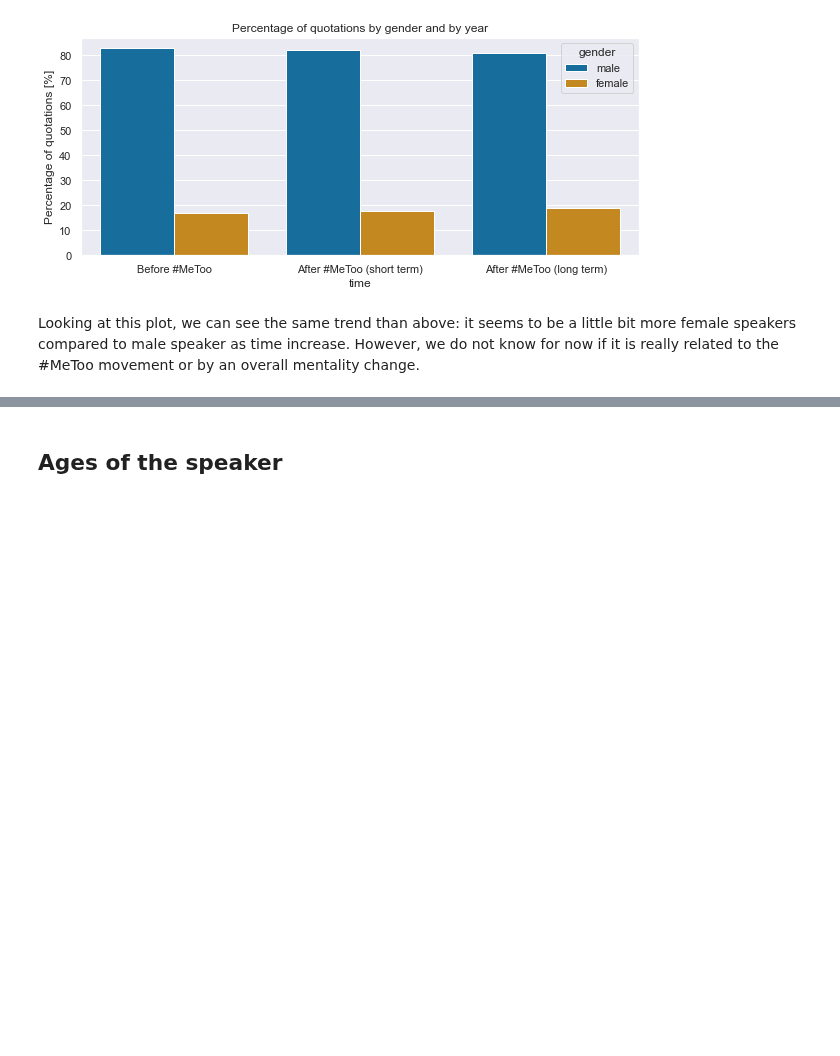
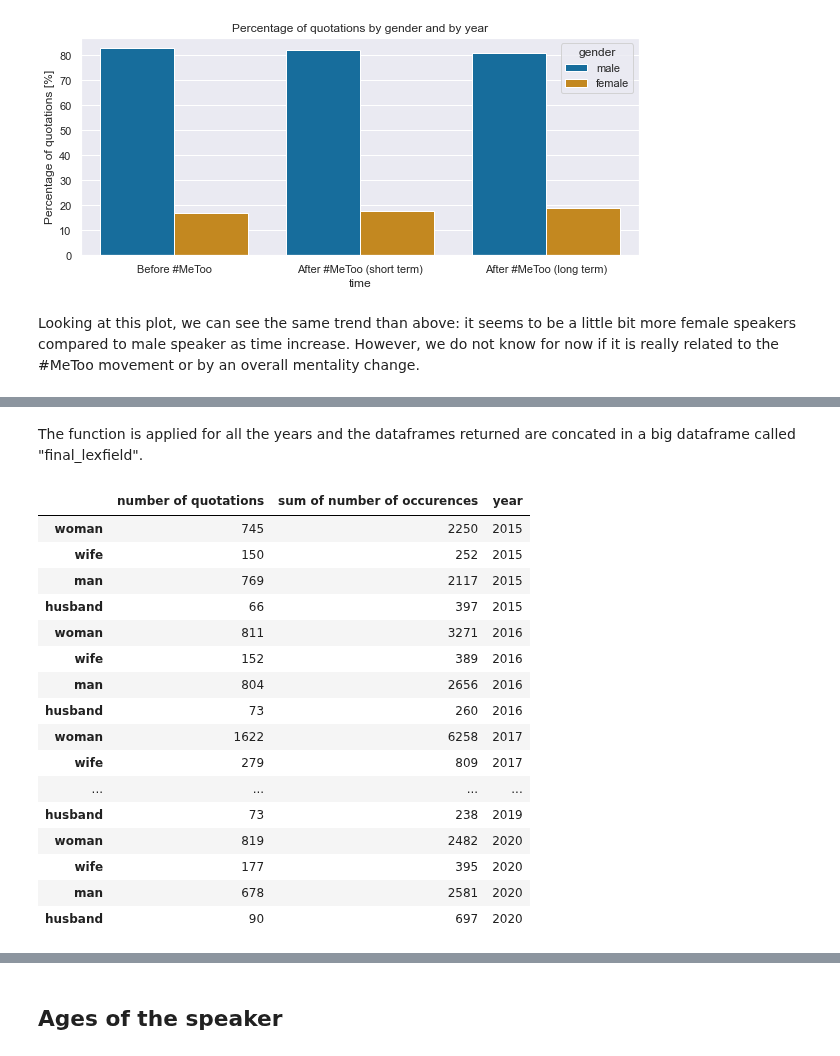
Before and after one commit to janougome/ADA-team, a Jupyter notebook: descripitve_tasks2.ipynb, the cells around one changed output, grey strips where cells are left out. Drawn from its saved outputs; the diff is of its cells as text; code cells hidden in the pictures; blank space fills up the shorter version.

```diff
--- a/descripitve_tasks2.ipynb
+++ b/descripitve_tasks2.ipynb
@@ -277,0 +322,30 @@ Looking at this plot, we can see the same trend than above: it seems to be a lit
+# %% [markdown]
+The function is applied for all the years and the dataframes returned are concated in a big dataframe called "final_lexfield".
+# %%
+chplex2015 = get_champlex(quotes_all,2015)
+chplex2016 = get_champlex(quotes_all,2016)
+chplex2017 = get_champlex(quotes_all,2017)
+chplex2018 = get_champlex(quotes_all,2018)
+chplex2019 = get_champlex(quotes_all,2019)
+chplex2020 = get_champlex(quotes_all,2020)
+
+final_lexfield = pd.concat([chplex2015,chplex2016,chplex2017,chplex2018,chplex2019,chplex2020],ignore_index = False)
+final_lexfield
+# %% [output]
+|  | number of quotations | sum of number of occurences | year |
+| woman | 745 | 2250 | 2015 |
+| wife | 150 | 252 | 2015 |
+| man | 769 | 2117 | 2015 |
+| husband | 66 | 397 | 2015 |
+| woman | 811 | 3271 | 2016 |
+| wife | 152 | 389 | 2016 |
+| man | 804 | 2656 | 2016 |
+| husband | 73 | 260 | 2016 |
+| woman | 1622 | 6258 | 2017 |
+| wife | 279 | 809 | 2017 |
+| ... | ... | ... | ... |
+| husband | 73 | 238 | 2019 |
+| woman | 819 | 2482 | 2020 |
+| wife | 177 | 395 | 2020 |
+| man | 678 | 2581 | 2020 |
+| husband | 90 | 697 | 2020 |
```
Also changed, not shown: parts of 18 cells of this notebook.
